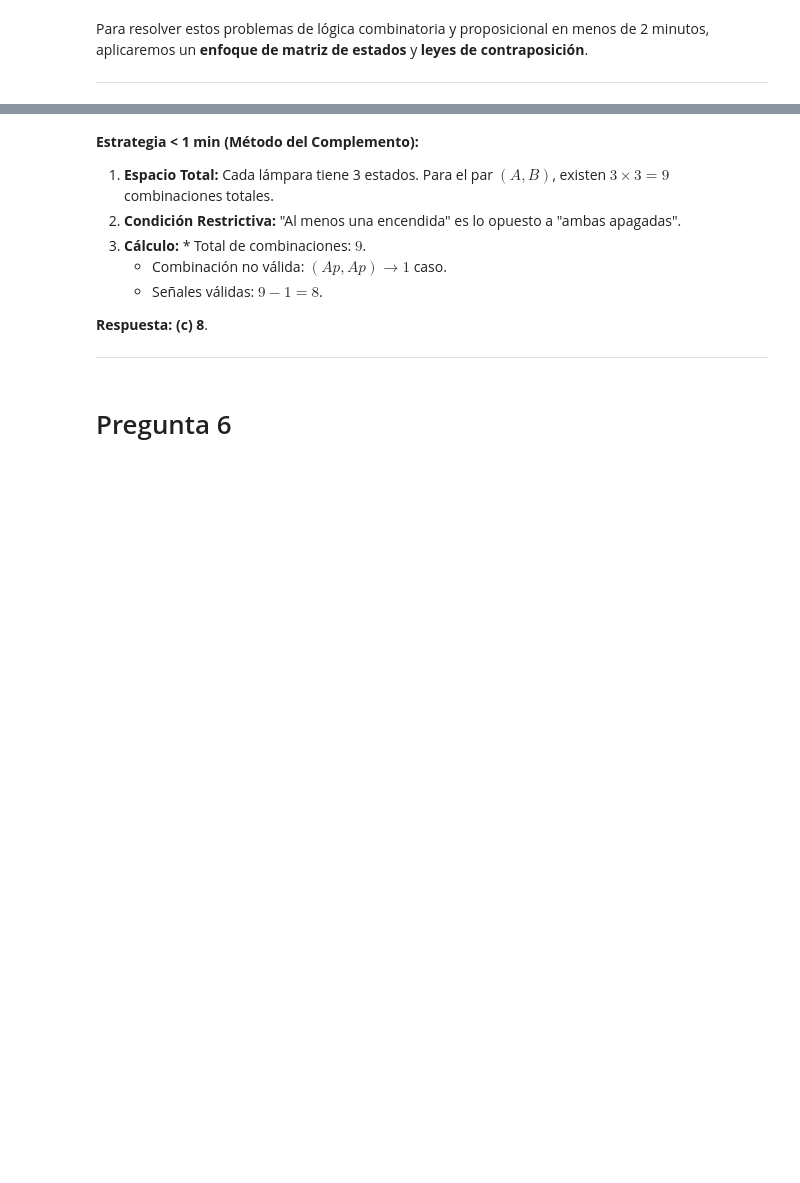
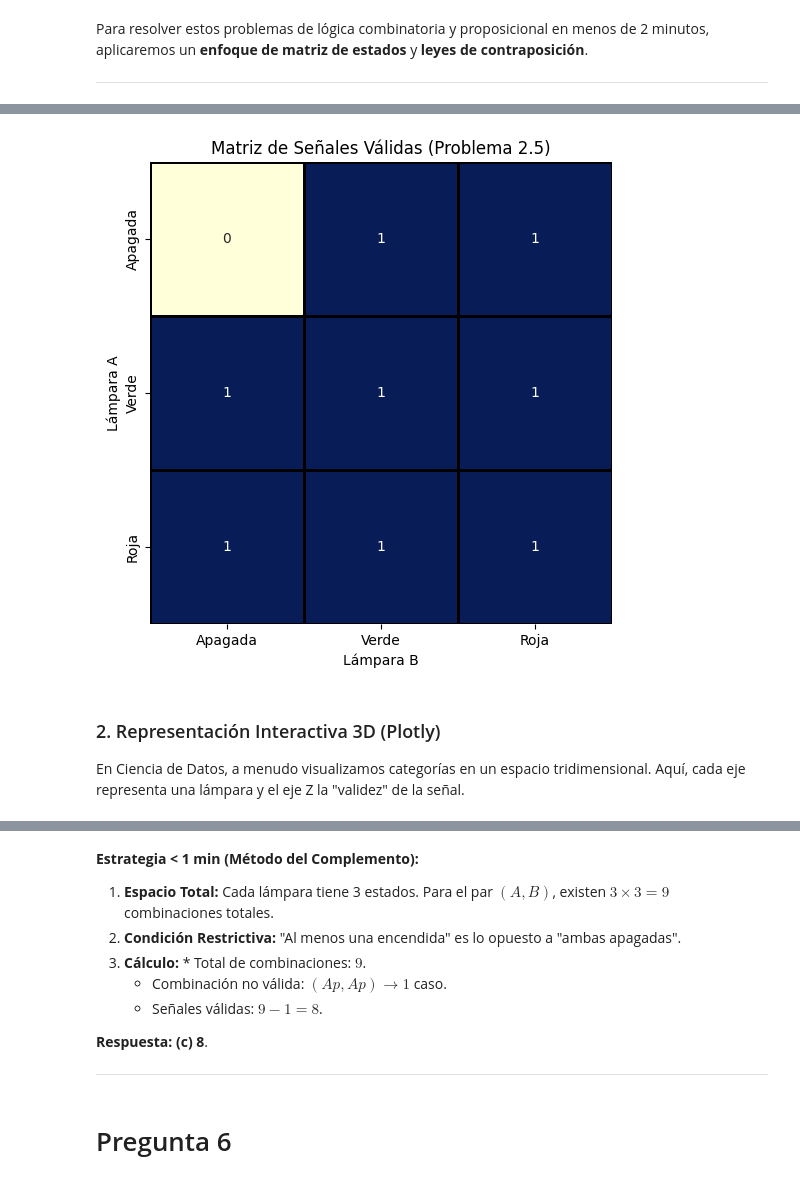
Before and after one commit to marco-canas/camino-udea, a Jupyter notebook: 3_lenguaje_proposicional/clase_02_analisis_del_lenguaje/clase_02_analisis_del_lenguaje.ipynb, the cells around one changed output, grey strips where cells are left out. Drawn from its saved outputs; the diff is of its cells as text; code cells hidden in the pictures; blank space fills up the shorter version.

```diff
--- a/3_lenguaje_proposicional/clase_02_analisis_del_lenguaje/clase_02_analisis_del_lenguaje.ipynb
+++ b/3_lenguaje_proposicional/clase_02_analisis_del_lenguaje/clase_02_analisis_del_lenguaje.ipynb
@@ -503,0 +594,27 @@ Si se considera como una señal el estado del par de lámparas en su orden respe
+# %%
+import matplotlib.pyplot as plt
+import seaborn as sns
+import pandas as pd
+
+# Definición de estados
+estados = ['Apagada', 'Verde', 'Roja']
+# Crear matriz de validez (0: Inválida, 1: Válida)
+# Una señal es válida si (A != Apagada) O (B != Apagada)
+data = [[0 if a == 'Apagada' and b == 'Apagada' else 1 for b in estados] for a in estados]
+
+df = pd.DataFrame(data, index=estados, columns=estados)
+
+plt.figure(figsize=(8, 6))
+sns.heatmap(df, annot=True, cmap='YlGnBu', cbar=False,
+            linewidths=2, linecolor='black', square=True)
+
+plt.title('Matriz de Señales Válidas (Problema 2.5)')
+plt.xlabel('Lámpara B')
+plt.ylabel('Lámpara A')
+plt.savefig(r"C:\Users\marco\Downloads\matriz_señales_validas.png")  # Guardar la figura
+plt.show()
+# %% [output]
+[figure, added]
+# %% [markdown]
+### 2. Representación Interactiva 3D (Plotly)
+En Ciencia de Datos, a menudo visualizamos categorías en un espacio tridimensional. Aquí, cada eje representa una lámpara y el eje Z la "validez" de la señal.
```
Also changed, not shown: parts of 35 cells of this notebook, 1 other file.
